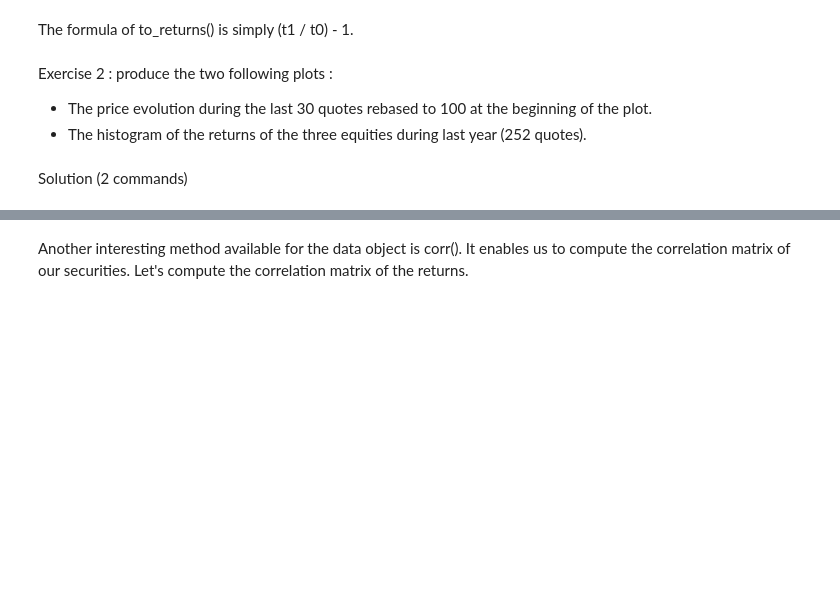
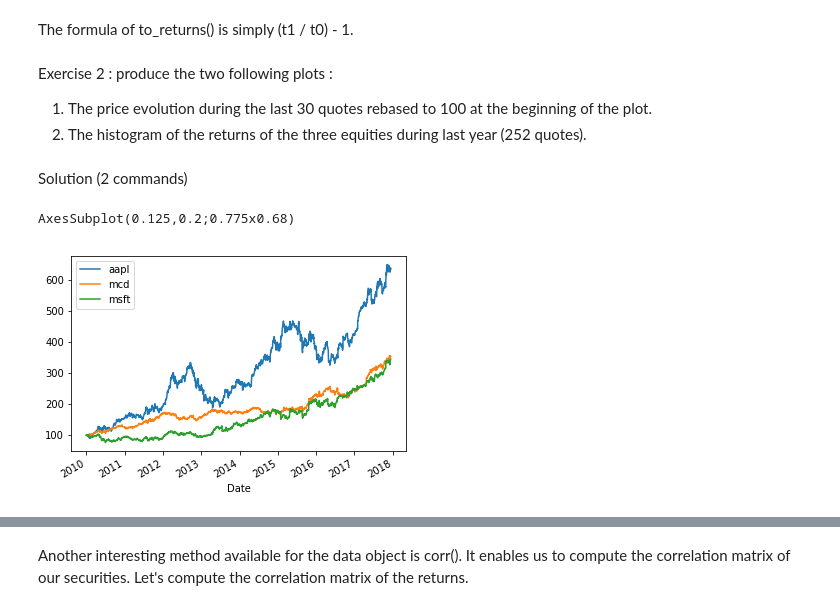
Before and after one commit to nicolasmauhe/computational_finance, a Jupyter notebook: course.ipynb, the cells around one changed output, grey strips where cells are left out. Cells and saved outputs as stored; diff of their text form; code cells hidden in the pictures; blank space fills up the shorter version.

```diff
--- a/course.ipynb
+++ b/course.ipynb
@@ -94,7 +135,13 @@ print data.to_returns().head()
 The formula of to_returns() is simply (t1 / t0) - 1.
 # %% [markdown]
 Exercise 2 : produce the two following plots :
-- The price evolution during the last 30 quotes rebased to 100 at the beginning of the plot.
-- The histogram of the returns of the three equities during last year (252 quotes).
+1. The price evolution during the last 30 quotes rebased to 100 at the beginning of the plot.
+2. The histogram of the returns of the three equities during last year (252 quotes).
 # %% [markdown]
 Solution (2 commands)
+# %%
+# 1
+data.rebase().plot()
+# %% [output]
+AxesSubplot(0.125,0.2;0.775x0.68)
+[figure, added]
```
Also changed, not shown: parts of 81 cells of this notebook, 1 other file.
